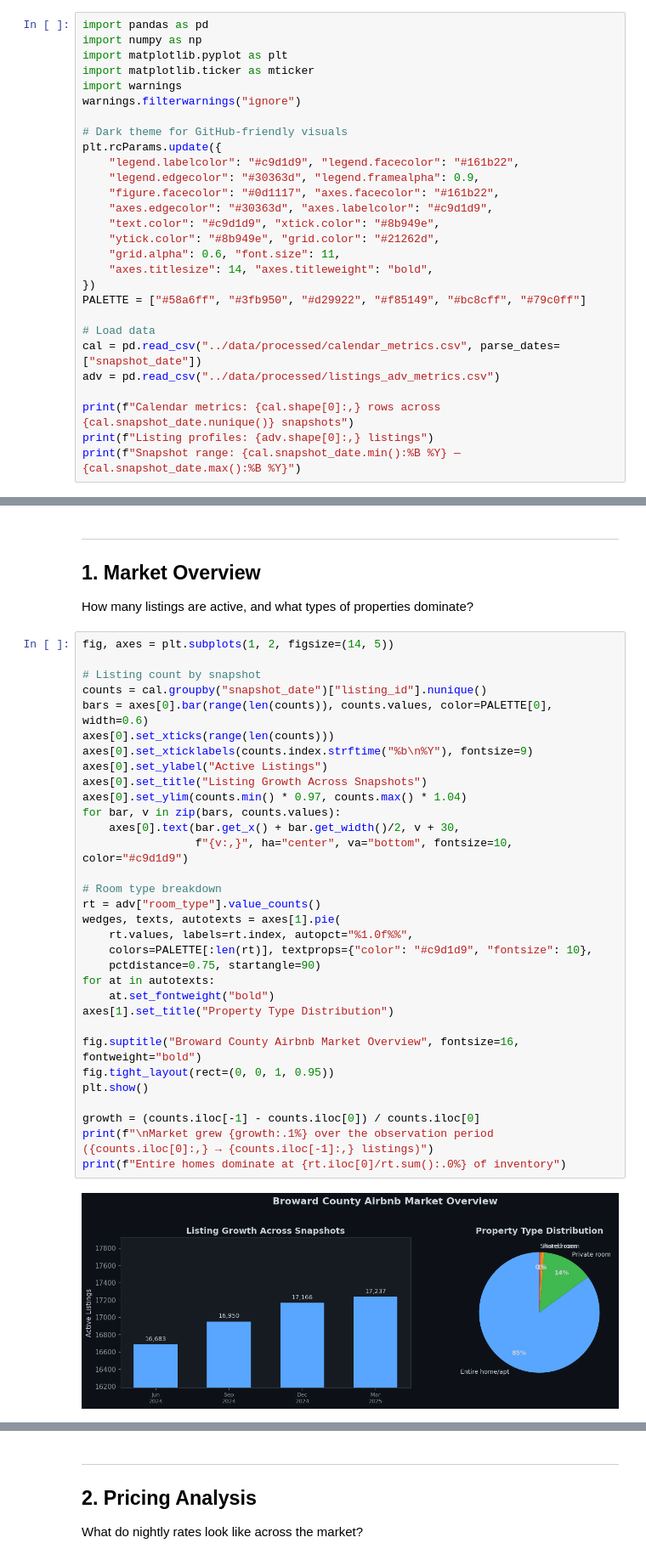
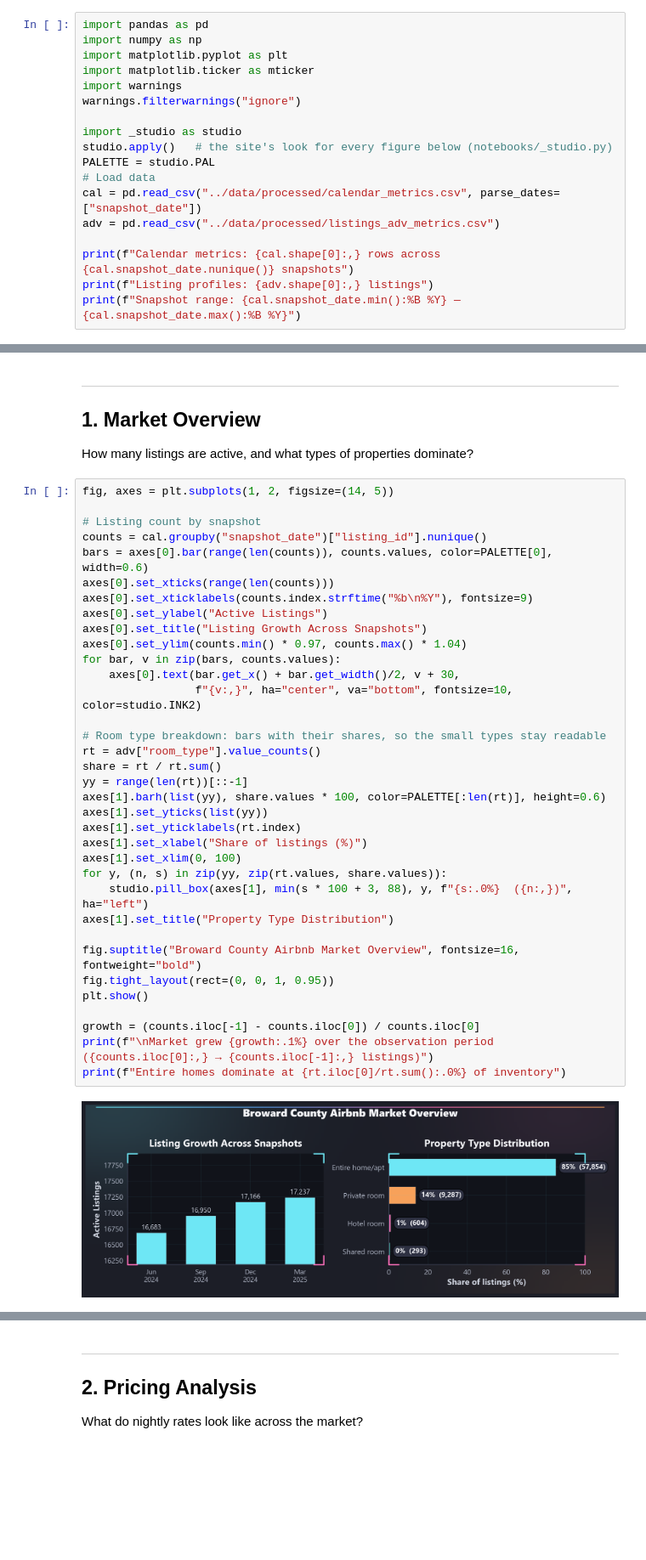
Before and after one commit to PlotBot2023/portfolio, a Jupyter notebook: notebooks/broward-market-analysis.ipynb, the cells around one changed output, grey strips where cells are left out. Shown at 85% size. Cells and saved outputs as stored; diff of their text form; blank space fills up the shorter version.

```diff
--- a/notebooks/broward-market-analysis.ipynb
+++ b/notebooks/broward-market-analysis.ipynb
@@ -30,19 +30,9 @@ import matplotlib.ticker as mticker
 import warnings
 warnings.filterwarnings("ignore")
 
-# Dark theme for GitHub-friendly visuals
-plt.rcParams.update({
-    "legend.labelcolor": "#c9d1d9", "legend.facecolor": "#161b22",
-    "legend.edgecolor": "#30363d", "legend.framealpha": 0.9,
-    "figure.facecolor": "#0d1117", "axes.facecolor": "#161b22",
-    "axes.edgecolor": "#30363d", "axes.labelcolor": "#c9d1d9",
-    "text.color": "#c9d1d9", "xtick.color": "#8b949e",
-    "ytick.color": "#8b949e", "grid.color": "#21262d",
-    "grid.alpha": 0.6, "font.size": 11,
-    "axes.titlesize": 14, "axes.titleweight": "bold",
-})
-PALETTE = ["#58a6ff", "#3fb950", "#d29922", "#f85149", "#bc8cff", "#79c0ff"]
-
+import _studio as studio
+studio.apply()   # the site's look for every figure below (notebooks/_studio.py)
+PALETTE = studio.PAL
 # Load data
 cal = pd.read_csv("../data/processed/calendar_metrics.csv", parse_dates=["snapshot_date"])
 adv = pd.read_csv("../data/processed/listings_adv_metrics.csv")
@@ -63,37 +53,40 @@ How many listings are active, and what types of properties dominate?
 # %%
 fig, axes = plt.subplots(1, 2, figsize=(14, 5))
 
 # Listing count by snapshot
 counts = cal.groupby("snapshot_date")["listing_id"].nunique()
 bars = axes[0].bar(range(len(counts)), counts.values, color=PALETTE[0], width=0.6)
 axes[0].set_xticks(range(len(counts)))
 axes[0].set_xticklabels(counts.index.strftime("%b\n%Y"), fontsize=9)
 axes[0].set_ylabel("Active Listings")
 axes[0].set_title("Listing Growth Across Snapshots")
 axes[0].set_ylim(counts.min() * 0.97, counts.max() * 1.04)
 for bar, v in zip(bars, counts.values):
     axes[0].text(bar.get_x() + bar.get_width()/2, v + 30,
-                 f"{v:,}", ha="center", va="bottom", fontsize=10, color="#c9d1d9")
+                 f"{v:,}", ha="center", va="bottom", fontsize=10, color=studio.INK2)
 
-# Room type breakdown
+# Room type breakdown: bars with their shares, so the small types stay readable
 rt = adv["room_type"].value_counts()
-wedges, texts, autotexts = axes[1].pie(
-    rt.values, labels=rt.index, autopct="%1.0f%%",
-    colors=PALETTE[:len(rt)], textprops={"color": "#c9d1d9", "fontsize": 10},
-    pctdistance=0.75, startangle=90)
-for at in autotexts:
-    at.set_fontweight("bold")
+share = rt / rt.sum()
+yy = range(len(rt))[::-1]
+axes[1].barh(list(yy), share.values * 100, color=PALETTE[:len(rt)], height=0.6)
+axes[1].set_yticks(list(yy))
+axes[1].set_yticklabels(rt.index)
+axes[1].set_xlabel("Share of listings (%)")
+axes[1].set_xlim(0, 100)
+for y, (n, s) in zip(yy, zip(rt.values, share.values)):
+    studio.pill_box(axes[1], min(s * 100 + 3, 88), y, f"{s:.0%}  ({n:,})", ha="left")
 axes[1].set_title("Property Type Distribution")
 
 fig.suptitle("Broward County Airbnb Market Overview", fontsize=16, fontweight="bold")
 fig.tight_layout(rect=(0, 0, 1, 0.95))
 plt.show()
 
 growth = (counts.iloc[-1] - counts.iloc[0]) / counts.iloc[0]
 print(f"\nMarket grew {growth:.1%} over the observation period ({counts.iloc[0]:,} → {counts.iloc[-1]:,} listings)")
 print(f"Entire homes dominate at {rt.iloc[0]/rt.sum():.0%} of inventory")
 # %% [output]
-[figure, old version]
+[figure, new version]
 Market grew 3.3% over the observation period (16,683 → 17,237 listings)
 Entire homes dominate at 85% of inventory
 # %% [markdown]
```
Also changed, not shown: parts of 4 cells of this notebook, 46 other files.
